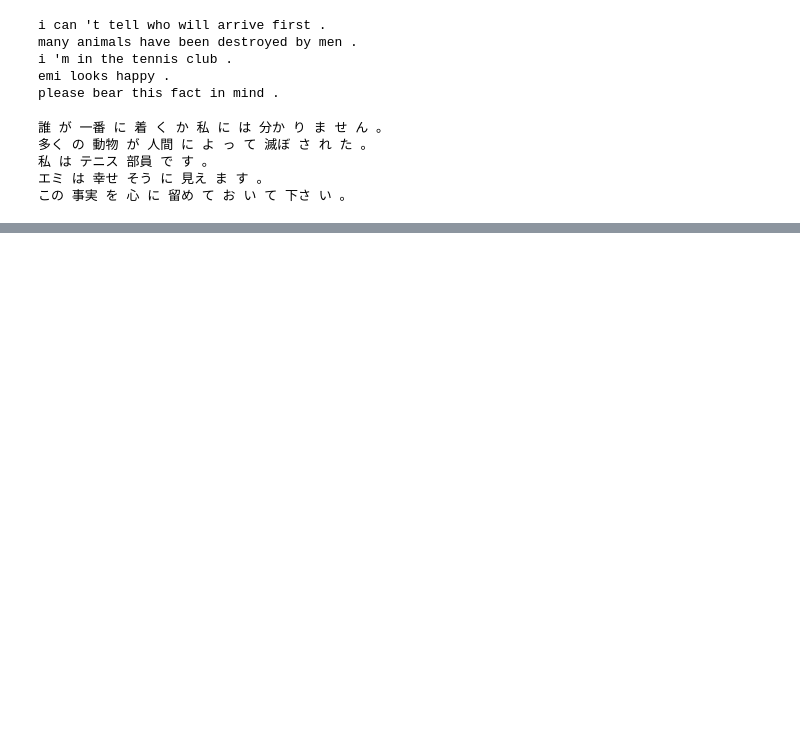
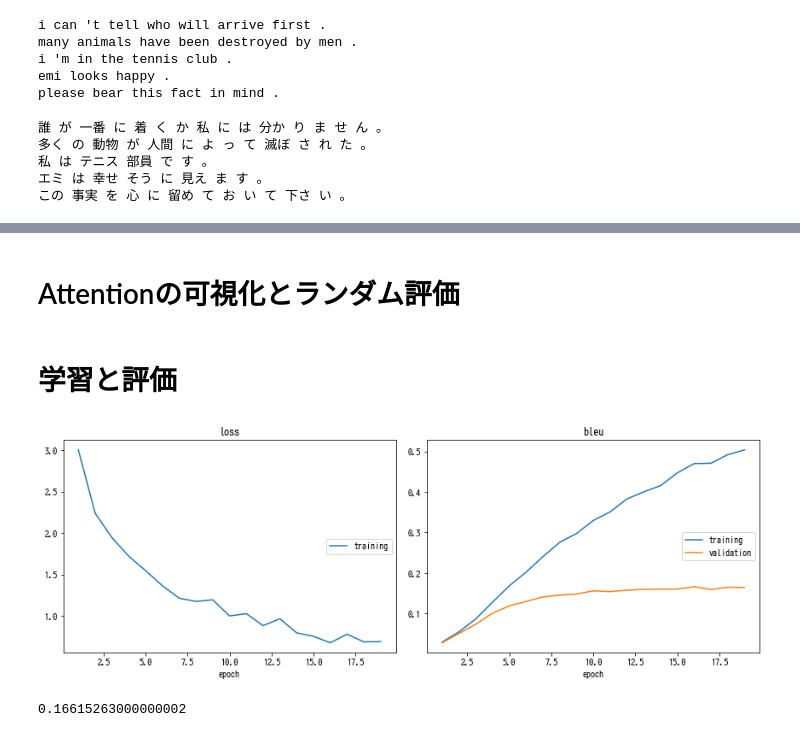
Before and after one commit to takoroy/mypytorch-memo, a Jupyter notebook: TranslationWithASequenceToSequenceNetworkAndAttention.ipynb, the cells around one changed output, grey strips where cells are left out. Drawn from its saved outputs; the diff is of its cells as text; code cells hidden in the pictures; blank space fills up the shorter version.

```diff
--- a/TranslationWithASequenceToSequenceNetworkAndAttention.ipynb
+++ b/TranslationWithASequenceToSequenceNetworkAndAttention.ipynb
@@ -435,0 +387,3 @@ output = 彼女 の 病気 の ため に パーティー に た た 。 た <E
+# %%
+encoder_outputs, (hidden_h, hidden_c) = test_encoder(input_batch, input_lens)
+encoder_outputs.shape, hidden_h.shape, hidden_c.shape
@@ -435,0 +392,3 @@ output = 彼女 の 病気 の ため に パーティー に た た 。 た <E
+# %%
+hidden = (hidden_h.squeeze(0), hidden_c.squeeze(0))
+hidden[0].shape, hidden[1].shape
@@ -435,0 +397,5 @@ output = 彼女 の 病気 の ため に パーティー に た た 。 た <E
+# %%
+test_decoder1 = AttnDecoderRNN1(emb_size, hid_size, output_lang.n_words, max_length=MAX_LENGTH).to(device)
+decoder_input = torch.tensor([SOS_token] * batch_size, device=device)
+decoder_outputs, hidden, attn_weights = test_decoder1(decoder_input, hidden, encoder_outputs)
+decoder_outputs.shape, hidden[0].shape, hidden[1].shape, attn_weights.shape
@@ -435,0 +407,4 @@ output = 彼女 の 病気 の ため に パーティー に た た 。 た <E
+# %%
+criterion = nn.NLLLoss(ignore_index=PAD_token)
+loss = criterion(decoder_outputs, output_batch[0])
+loss.item()
@@ -435,0 +602,2 @@ output = 彼女 の 病気 の ため に パーティー に た た 。 た <E
+# %% [markdown]
+# Attentionの可視化とランダム評価
@@ -435,0 +647,12 @@ output = 彼女 の 病気 の ため に パーティー に た た 。 た <E
+# %% [markdown]
+# 学習と評価
+# %%
+emb_size = 1024
+hidden_size = 1024
+
+encoder = EncoderRNN(input_lang.n_words, emb_size, hidden_size).to(device)
+decoder = AttnDecoderRNN1(emb_size, hidden_size, output_lang.n_words).to(device)
+train_iters(encoder, decoder, batch_size=200, epochs= 20, teacher_forcing=0.9, early_stopping=3)
+# %% [output]
+[figure, added]
+0.16615263000000002
```
Also changed, not shown: parts of 52 cells of this notebook.
